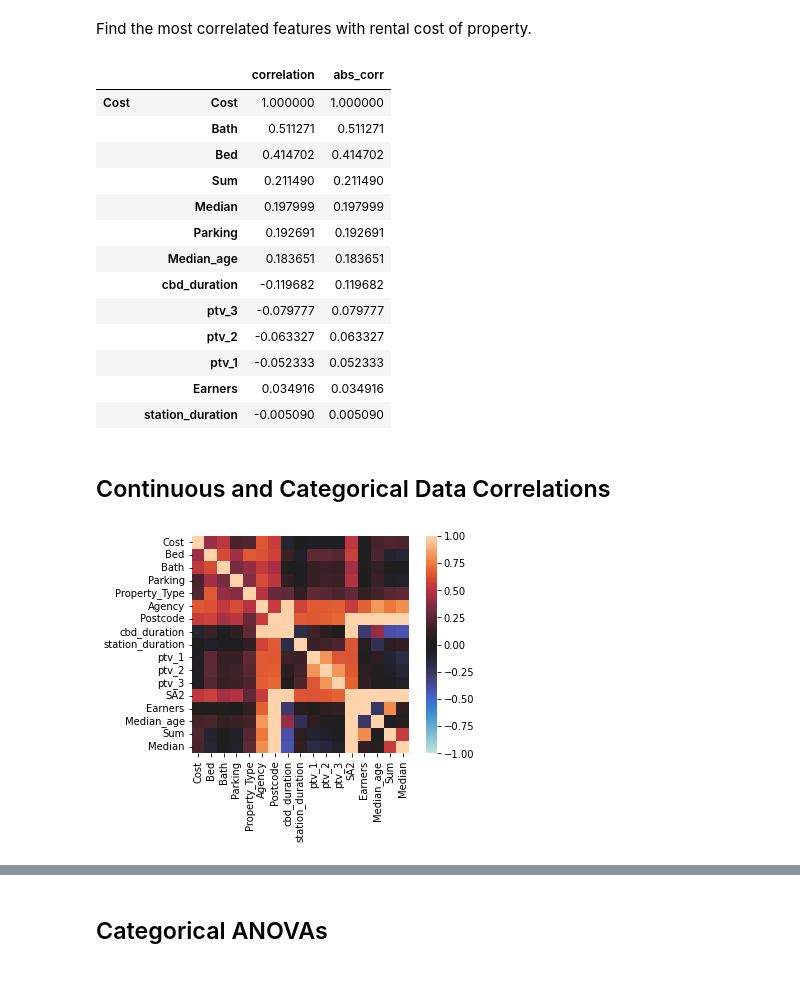
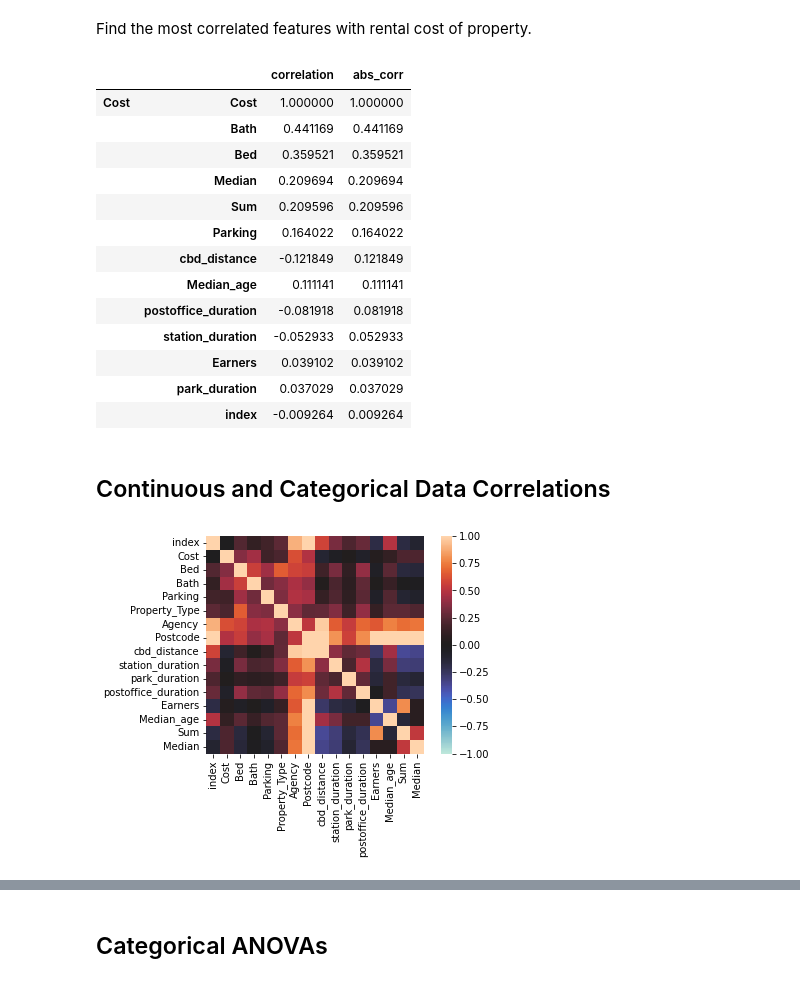
Before and after one commit to MAST30034-Applied-Data-Science/generic-real-estate-consulting-project-group-42, a Jupyter notebook: notebooks/analysis_properties.ipynb, the cells around one changed output, grey strips where cells are left out. Saved outputs shown, nothing was run; the diff lists cells and outputs as text; code cells hidden in the pictures.

```diff
--- a/notebooks/analysis_properties.ipynb
+++ b/notebooks/analysis_properties.ipynb
@@ -12,8 +12,7 @@ import geopandas as gpd
 import dython
 # %%
 relative_dir = "../data/curated/"
-properties = pd.read_csv(relative_dir + "properties_processed.csv", index_col=0)
 income = pd.read_csv("../data/raw/external/vic_income.csv", index_col=0)
 mapping = pd.read_csv("../data/raw/external/sa2_postcode_map.csv", index_col=0)
-distances = pd.read_csv(relative_dir + "all_distances.csv", index_col=0)
+properties = pd.read_csv(relative_dir + "categorised_distances.csv", index_col=0)
 # %%
@@ -36,5 +26,3 @@ properties = pd.merge(properties, mapping, left_on='Postcode', right_on='POSTCOD
 # %%
 properties['SA2_MAINCODE_2011'] = properties['SA2_MAINCODE_2011'].astype(str)
 properties = properties.rename({'SA2_MAINCODE_2011':'SA2'})
-# %%
-properties = properties.merge(distances, on='Name')
@@ -93,27 +106,27 @@ cost_correlations.sort_values(by='abs_corr', ascending=False)
 # %% [output]
 |  |  | correlation | abs_corr |
 | Cost | Cost | 1.000000 | 1.000000 |
-|  | Bath | 0.511271 | 0.511271 |
-|  | Bed | 0.414702 | 0.414702 |
-|  | Sum | 0.211490 | 0.211490 |
-|  | Median | 0.197999 | 0.197999 |
-|  | Parking | 0.192691 | 0.192691 |
-|  | Median_age | 0.183651 | 0.183651 |
-|  | cbd_duration | -0.119682 | 0.119682 |
-|  | ptv_3 | -0.079777 | 0.079777 |
-|  | ptv_2 | -0.063327 | 0.063327 |
-|  | ptv_1 | -0.052333 | 0.052333 |
-|  | Earners | 0.034916 | 0.034916 |
-|  | station_duration | -0.005090 | 0.005090 |
+|  | Bath | 0.441169 | 0.441169 |
+|  | Bed | 0.359521 | 0.359521 |
+|  | Median | 0.209694 | 0.209694 |
+|  | Sum | 0.209596 | 0.209596 |
+|  | Parking | 0.164022 | 0.164022 |
+|  | cbd_distance | -0.121849 | 0.121849 |
+|  | Median_age | 0.111141 | 0.111141 |
+|  | postoffice_duration | -0.081918 | 0.081918 |
+|  | station_duration | -0.052933 | 0.052933 |
+|  | Earners | 0.039102 | 0.039102 |
+|  | park_duration | 0.037029 | 0.037029 |
+|  | index | -0.009264 | 0.009264 |
 # %% [markdown]
 ## Continuous and Categorical Data Correlations
 # %%
 # get correlation of numeric attributes with cost
-exclusions = ['Name', 'Coordinates', 'SA2_MAINCODE_2011', 'SA2_name', 'SA2_NAME_2011']
+exclusions = ['Name', 'Coordinates', 'SA2_MAINCODE_2011', 'SA2_name', 'SA2_NAME_2011', 'SA2']
 corr_data = properties.drop(exclusions, axis=1)
 corr_mat = dython.nominal.associations(corr_data, annot=False)
 # %% [output]
-[figure, old version]
+[figure, new version]
 # %%
 sorted_mat = corr_mat['corr'].unstack().sort_values()
 
```
Also changed, not shown: parts of 9 cells of this notebook, 5 other files.
